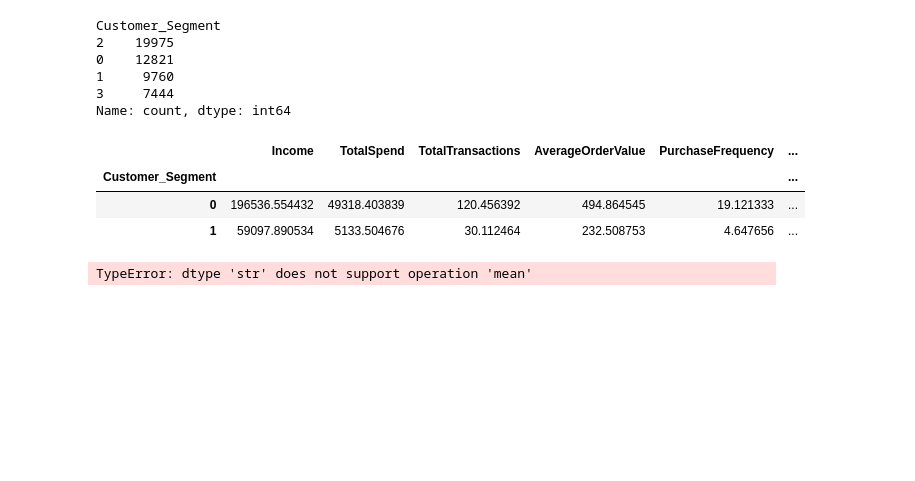
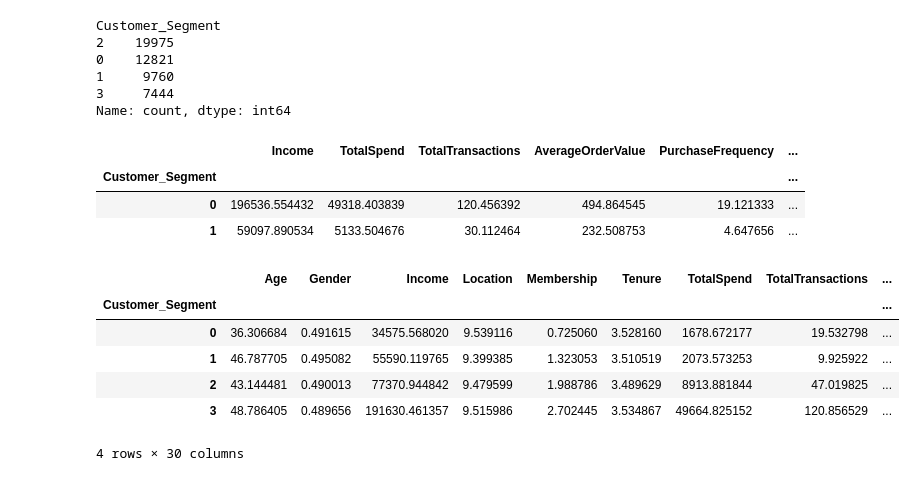
Before and after one commit to ashishpatel3630-art/PRISM_AI_Models, a Jupyter notebook: PRISM-AI/notebooks/03_SegmentationV(2).ipynb, the cells around one changed output. Cells and saved outputs as stored; diff of their text form; code cells hidden in the pictures; blank space fills up the shorter version.

```diff
--- a/PRISM-AI/notebooks/03_SegmentationV(2).ipynb
+++ b/PRISM-AI/notebooks/03_SegmentationV(2).ipynb
@@ -832,11 +832,21 @@ segment_profile[[
 | Customer_Segment |  |  |  |  |  | ... |
 | 0 | 196536.554432 | 49318.403839 | 120.456392 | 494.864545 | 19.121333 | ... |
 | 1 | 59097.890534 | 5133.504676 | 30.112464 | 232.508753 | 4.647656 | ... |
-# %%
-segment_profile = df_model.groupby(
-    "Customer_Segment"
-).mean()
-
-segment_profile
-# %% [output]
-TypeError: dtype 'str' does not support operation 'mean'
+# %%
+numeric_df = df_model.select_dtypes(
+    include="number"
+)
+
+segment_profile = numeric_df.groupby(
+    "Customer_Segment"
+).mean()
+
+segment_profile
+# %% [output]
+|  | Age | Gender | Income | Location | Membership | Tenure | TotalSpend | TotalTransactions | ... |
+| Customer_Segment |  |  |  |  |  |  |  |  | ... |
+| 0 | 36.306684 | 0.491615 | 34575.568020 | 9.539116 | 0.725060 | 3.528160 | 1678.672177 | 19.532798 | ... |
+| 1 | 46.787705 | 0.495082 | 55590.119765 | 9.399385 | 1.323053 | 3.510519 | 2073.573253 | 9.925922 | ... |
+| 2 | 43.144481 | 0.490013 | 77370.944842 | 9.479599 | 1.988786 | 3.489629 | 8913.881844 | 47.019825 | ... |
+| 3 | 48.786405 | 0.489656 | 191630.461357 | 9.515986 | 2.702445 | 3.534867 | 49664.825152 | 120.856529 | ... |
+4 rows × 30 columns
```
Also changed, not shown: parts of 6 cells of this notebook, 2 other files.
